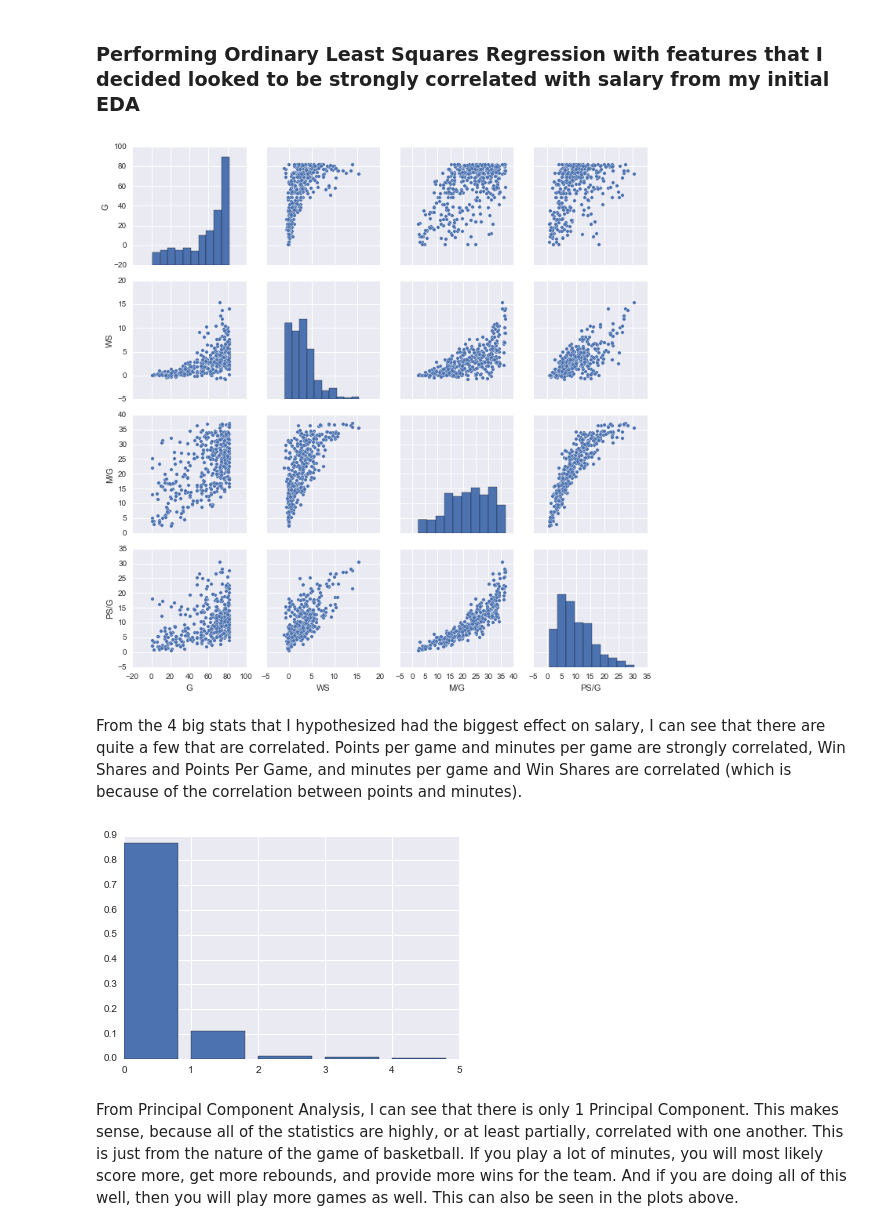
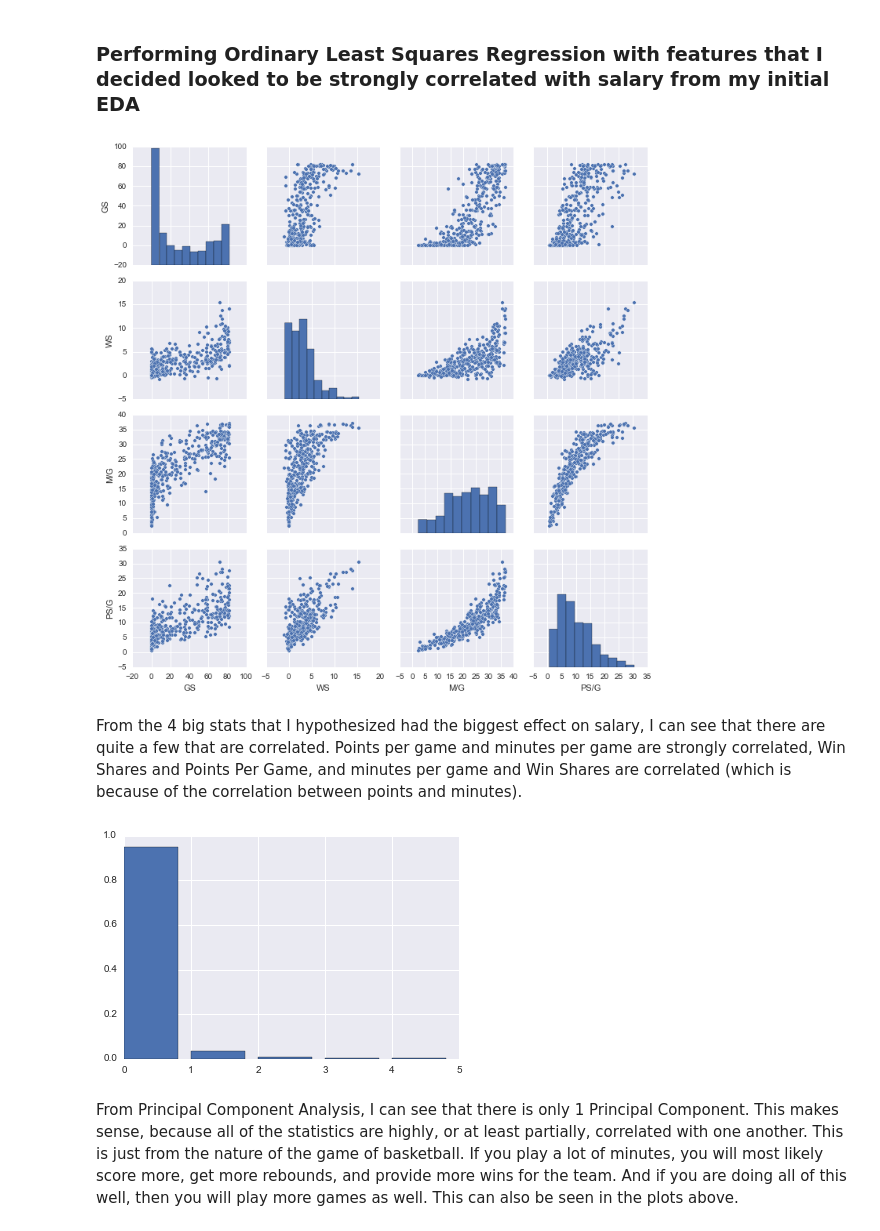
Before and after one commit to alvarojhu/Capstone1, a Jupyter notebook: Inferential Statistics.ipynb, the cells around one changed output. Cells and saved outputs as stored; diff of their text form; code cells hidden in the pictures.

```diff
--- a/Inferential Statistics.ipynb
+++ b/Inferential Statistics.ipynb
@@ -380,18 +380,18 @@ This p-value is still significantly greater than 0.05.
 Total2018['3P%'] = Total2018['3P%'].fillna(0)
 Total2018['FT%'] = Total2018['FT%'].fillna(0)
 # %%
-_ = sns.pairplot(Total2018[['G','WS','M/G','PS/G']])
+_ = sns.pairplot(Total2018[['GS','WS','M/G','PS/G']])
 # %% [output]
-[figure, old version]
+[figure, new version]
 # %% [markdown]
 From the 4 big stats that I hypothesized had the biggest effect on salary, I can see that there are quite a few that are correlated. Points per game and minutes per game are strongly correlated, Win Shares and Points Per Game, and minutes per game and Win Shares are correlated (which is because of the correlation between points and minutes).
 # %%
 from sklearn.decomposition import PCA
 pca = PCA()
-model = pca.fit(Total2018[['G','WS','PS/G','M/G','TRB']])
+model = pca.fit(Total2018[['GS','WS','PS/G','M/G','TRB']])
 _ = plt.bar(range(len(model.explained_variance_)), model.explained_variance_ratio_)
 # %% [output]
-[figure, old version]
+[figure, new version]
 # %% [markdown]
 From Principal Component Analysis, I can see that there is only 1 Principal Component. This makes sense, because all of the statistics are highly, or at least partially, correlated with one another. This is just from the nature of the game of basketball. If you play a lot of minutes, you will most likely score more, get more rebounds, and provide more wins for the team. And if you are doing all of this well, then you will play more games as well. This can also be seen in the plots above.
 # %% [markdown]
```
Also changed, not shown: parts of 14 cells of this notebook.
